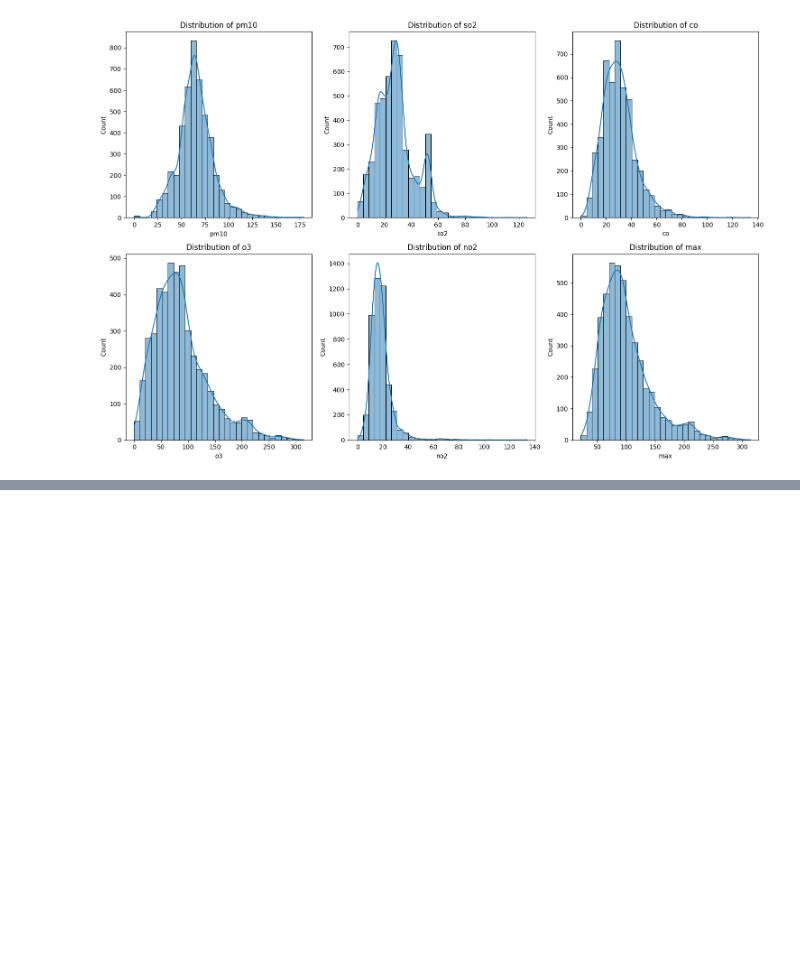
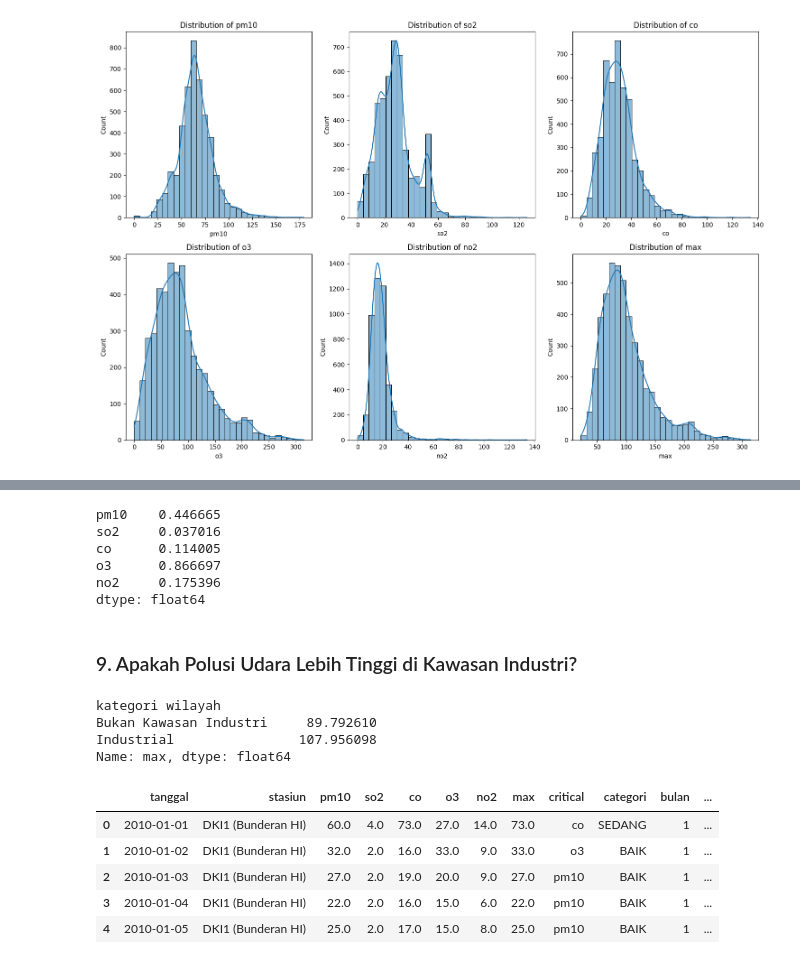
Before and after one commit to SenyuminAja16/2-Faza-Grace, a Jupyter notebook: eksperimen with outlier.ipynb, the cells around one changed output, grey strips where cells are left out. Cells and saved outputs as stored; diff of their text form; code cells hidden in the pictures; blank space fills up the shorter version.

```diff
--- a/eksperimen with outlier.ipynb
+++ b/eksperimen with outlier.ipynb
@@ -139,0 +277,5 @@ plt.show()
+# %%
+all_df['hari'] = all_df['tanggal'].dt.dayofweek
+all_df['kategori_hari'] = all_df['hari'].apply(lambda x: 'Weekend' if x >= 5 else 'Weekday')
+weekend_vs_weekday = all_df.groupby('kategori_hari')['max'].mean()
+weekend_vs_weekday
@@ -139,0 +291,5 @@ plt.show()
+# %%
+all_df['tahun'] = all_df['tanggal'].dt.year
+covid_years = all_df[all_df['tahun'].isin([2019, 2020, 2021])]
+covid_trend = covid_years.groupby('tahun')['max'].mean()
+covid_trend
@@ -139,0 +321,11 @@ plt.show()
+# %%
+pollutants = ['pm10', 'so2', 'co', 'o3', 'no2']
+pollutants_impact = all_df[pollutants].corrwith(all_df['max'])
+pollutants_impact
+# %% [output]
+pm10    0.446665
+so2     0.037016
+co      0.114005
+o3      0.866697
+no2     0.175396
+dtype: float64
@@ -139,0 +334,12 @@ plt.show()
+# %% [markdown]
+### 9. Apakah Polusi Udara Lebih Tinggi di Kawasan Industri?
+# %%
+industrial_stations = ['DKI5 (Kebon Jeruk)', 'DKI4 (Lubang Buaya)']
+all_df['kategori wilayah'] =  all_df['stasiun'].apply(lambda x: 'Industrial' if x in industrial_stations else 'Bukan Kawasan Industri')
+industrial_vs_other = all_df.groupby(by='kategori wilayah')['max'].mean().sort_values()
+industrial_vs_other
+# %% [output]
+kategori wilayah
+Bukan Kawasan Industri     89.792610
+Industrial                107.956098
+Name: max, dtype: float64
@@ -139,0 +348,9 @@ plt.show()
+# %%
+all_df.head(5)
+# %% [output]
+|  | tanggal | stasiun | pm10 | so2 | co | o3 | no2 | max | critical | categori | bulan | ... |
+| 0 | 2010-01-01 | DKI1 (Bunderan HI) | 60.0 | 4.0 | 73.0 | 27.0 | 14.0 | 73.0 | co | SEDANG | 1 | ... |
+| 1 | 2010-01-02 | DKI1 (Bunderan HI) | 32.0 | 2.0 | 16.0 | 33.0 | 9.0 | 33.0 | o3 | BAIK | 1 | ... |
+| 2 | 2010-01-03 | DKI1 (Bunderan HI) | 27.0 | 2.0 | 19.0 | 20.0 | 9.0 | 27.0 | pm10 | BAIK | 1 | ... |
+| 3 | 2010-01-04 | DKI1 (Bunderan HI) | 22.0 | 2.0 | 16.0 | 15.0 | 6.0 | 22.0 | pm10 | BAIK | 1 | ... |
+| 4 | 2010-01-05 | DKI1 (Bunderan HI) | 25.0 | 2.0 | 17.0 | 15.0 | 8.0 | 25.0 | pm10 | BAIK | 1 | ... |
```
Also changed, not shown: parts of 30 cells of this notebook, 1 other file.
